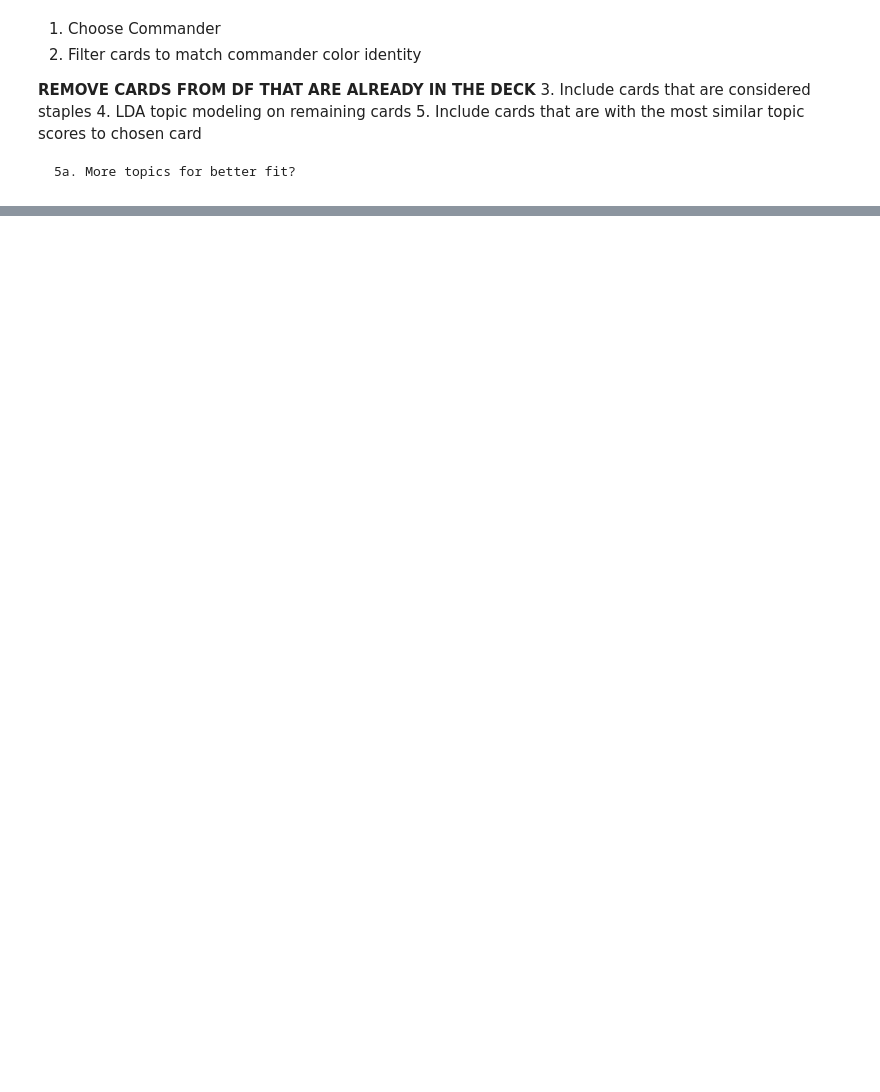
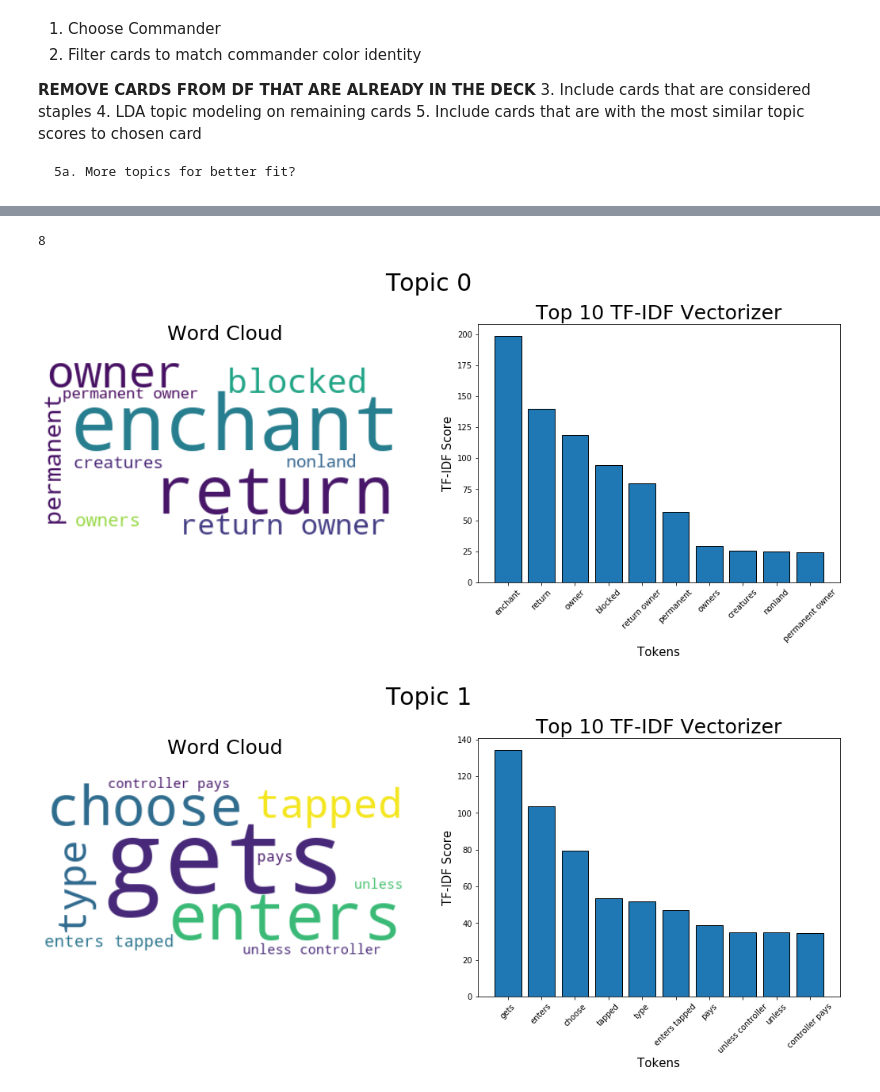
Before and after one commit to Yee-Brian21/Commander-Deck-Builder, a Jupyter notebook: Deck-builder.ipynb, the cells around one changed output, grey strips where cells are left out. Saved outputs shown, nothing was run; the diff lists cells and outputs as text; code cells hidden in the pictures; blank space fills up the shorter version.

```diff
--- a/Deck-builder.ipynb
+++ b/Deck-builder.ipynb
@@ -166,0 +135,6 @@ all_cards.loc[[41925]]
+# %%
+deck = deck_builder('Fblthp, the Lost')
+# %% [output]
+8
+[figure, added]
+[figure, added]
```
Also changed, not shown: parts of 9 cells of this notebook.
